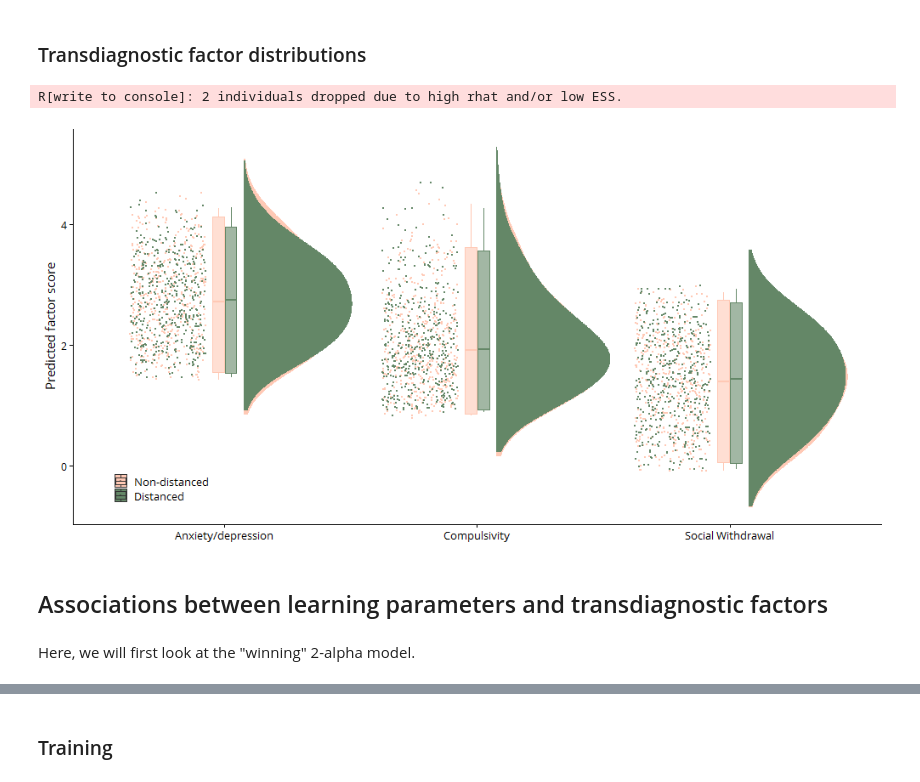
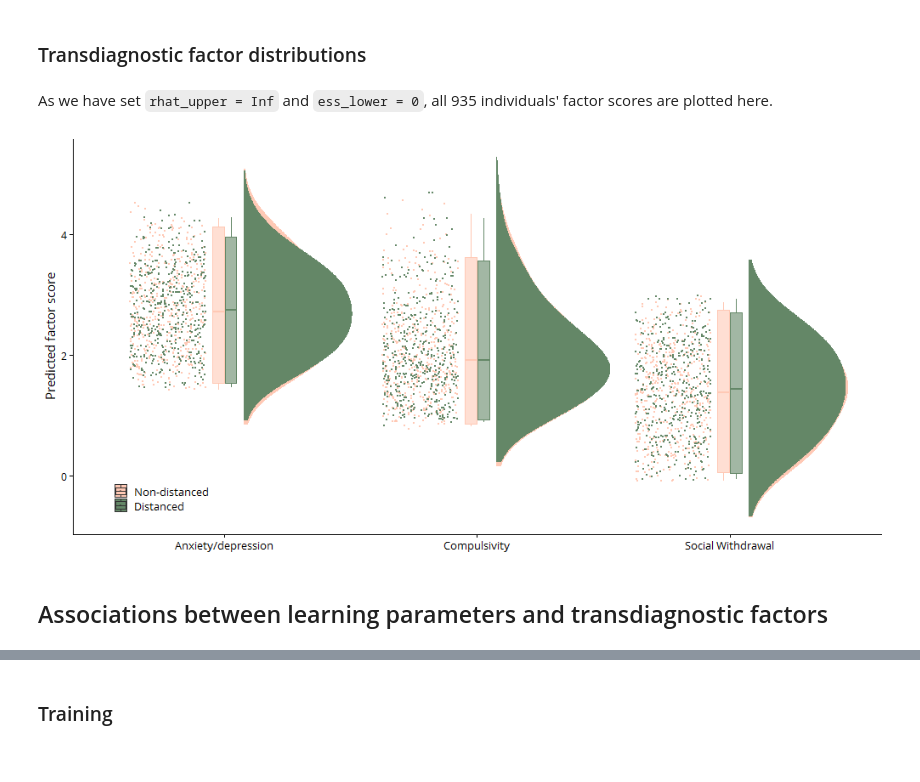
Before and after one commit to qdercon/pstpipeline, a Jupyter notebook: notebooks/main_results.ipynb, the cells around one changed output, grey strips where cells are left out. Cells and saved outputs as stored; diff of their text form; code cells hidden in the pictures.

````diff
--- a/notebooks/main_results.ipynb
+++ b/notebooks/main_results.ipynb
@@ -104,18 +108,18 @@ R[write to console]: 3 individuals dropped due to high rhat and/or low ESS.
 # %% [markdown]
 ### Transdiagnostic factor distributions
+# %% [markdown]
+As we have set ```rhat_upper = Inf``` and ```ess_lower = 0```, all 935 individuals' factor scores are plotted here.
 # %%
 %%R -w 10 -h 5 --units in -r 100
 factor_scores <- read.csv("outputs/factor_prediction/all_935_predicted_factor_scores.csv")[-1]
 pstpipeline::plot_raincloud(
     list(summary_nd_2a, summary_dis_2a), list(raw_df_nd_2a, raw_df_dis_2a), type = "factor",
-    by = "distanced", legend_title = NULL, legend_labels = c("Non-distanced", "Distanced"),
-    legend_pos = c(0.05, 0.1), factor_scores = factor_scores, cred = c(0.95, 0.99), flip = FALSE,
+    by = "distanced", rhat_upper = Inf, ess_lower = 0, legend_title = NULL,
+    legend_labels = c("Non-distanced", "Distanced"), legend_pos = c(0.05, 0.1),
+    factor_scores = factor_scores, cred = c(0.95, 0.99), flip = FALSE,
     font = "Open Sans"
 )
 # %% [output]
-R[write to console]: 2 individuals dropped due to high rhat and/or low ESS.
-[figure, old version]
+[figure, new version]
 # %% [markdown]
 ## Associations between learning parameters and transdiagnostic factors
-# %% [markdown]
-Here, we will first look at the "winning" 2-alpha model.
````
Also changed, not shown: parts of 41 cells of this notebook, 6 other files.
